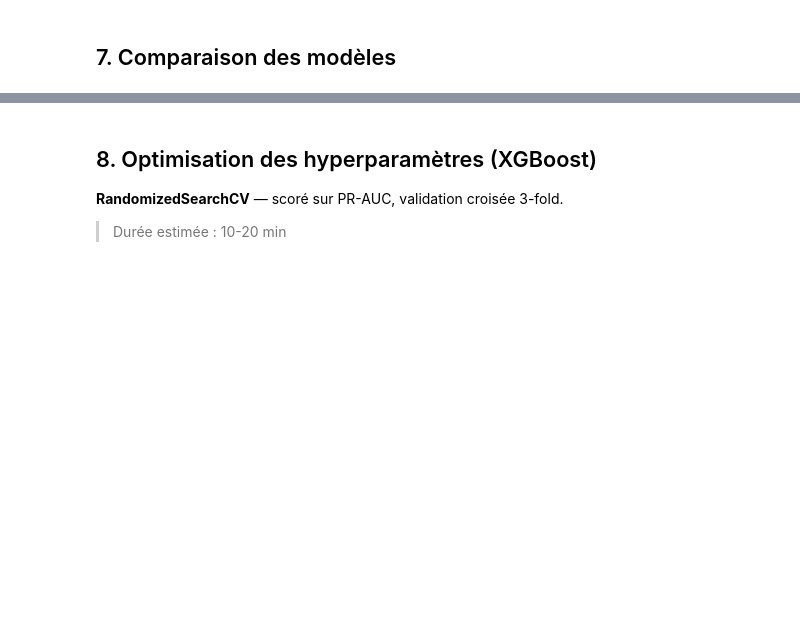
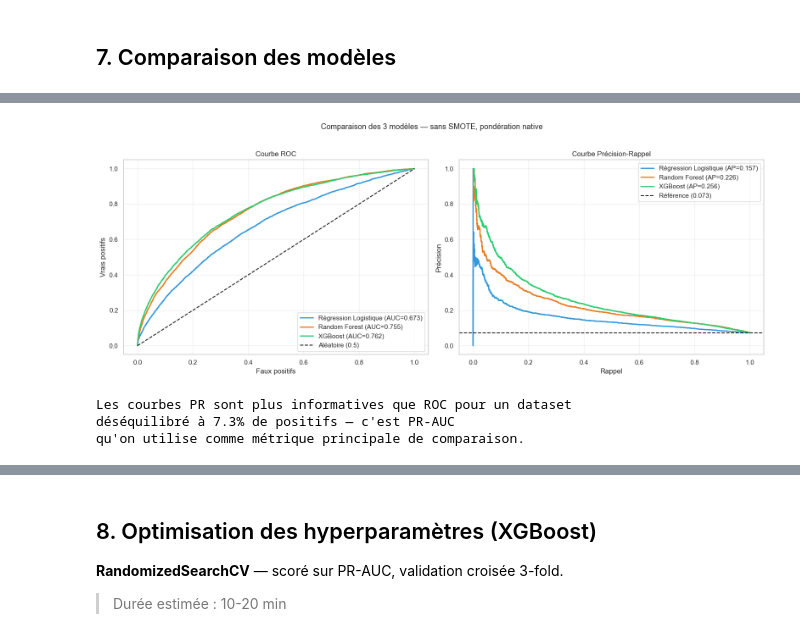
Before and after one commit to hadycoul12/memoire_M2, a Jupyter notebook: modele_v2.ipynb, the cells around one changed output, grey strips where cells are left out. Drawn from its saved outputs; the diff is of its cells as text; code cells hidden in the pictures; blank space fills up the shorter version.

```diff
--- a/modele_v2.ipynb
+++ b/modele_v2.ipynb
@@ -67,20 +73,17 @@ print('✅ Imports OK')
 # %% [markdown]
 ## 2. Chargement & filtres
 # %%
-CSV_PATH = 'data/dataset_annulation_anon.csv'
+CSV_PATH = 'data/dataset_annulation_clean.csv'
 df = pd.read_csv(CSV_PATH, encoding='utf-8-sig', low_memory=False)
 print(f'Chargé : {df.shape[0]:,} lignes × {df.shape[1]} colonnes')
 
-# ── Filtre périmètre Maeva ───────────────────────────────────────
-conditions_maeva = ['Flexi', 'Flexi+', 'NoFlex', 'NoFlex (<J30)']
-df = df[df['cond_annulation'].isin(conditions_maeva)].copy().reset_index(drop=True)
+
 
 # ── Vérification de la cible ─────────────────────────────────────
 n_total = len(df)
 n_annul = df['y_annulation'].sum()
 taux    = n_annul / n_total * 100
 
-print(f'\nAprès filtre Maeva : {n_total:,} dossiers')
 print(f'  Y=0 (maintenu) : {n_total - n_annul:,} ({100-taux:.1f}%)')
 print(f'  Y=1 (annulé)   : {n_annul:,} ({taux:.1f}%)')
 print(f'  Ratio déséquilibre : 1 annulation pour {(n_total-n_annul)/n_annul:.1f} maintiens')
@@ -324,28 +597,54 @@ print(df_res.to_string(index=False))
 # %%
-# ── Courbes ROC + Précision-Rappel ───────────────────────────────
-fig, (ax1, ax2) = plt.subplots(1, 2, figsize=(15, 5))
-colors = ['#3498db', '#e67e22', '#2ecc71']
+fig, (ax1, ax2) = plt.subplots(1, 2, figsize=(16, 6))
 
-for r, c in zip(results, colors):
-    # ROC
-    fpr, tpr, _ = roc_curve(y_test, r['proba'])
-    ax1.plot(fpr, tpr, color=c, lw=2,
-             label=f"{r['nom']} (AUC={r['auc']:.3f})")
-    # Précision-Rappel
-    prec, rec, _ = precision_recall_curve(y_test, r['proba'])
-    ax2.plot(rec, prec, color=c, lw=2,
-             label=f"{r['nom']} (AP={r['ap']:.3f})")
+# Palette de couleurs cohérente pour les 3 modèles
+couleurs = {
+    'Régression Logistique': '#3498db',
+    'Random Forest':         '#e67e22',
+    'XGBoost':               '#2ecc71',
+}
 
-ax1.plot([0,1],[0,1],'k--',lw=1,label='Aléatoire (0.5)')
-ax1.set(xlabel='Faux positifs', ylabel='Vrais positifs', title='Courbe ROC')
+# ── Courbe ROC (gauche) ──────────────────────────────────────
+for nom, res in results.items():
+    fpr, tpr, _ = roc_curve(y_test, res['proba'])
+    ax1.plot(fpr, tpr, color=couleurs[nom], lw=2,
+             label=f"{nom} (AUC={res['AUC-ROC']:.3f})")
+
+ax1.plot([0, 1], [0, 1], 'k--', lw=1.5, label='Aléatoire (0.5)')
+ax1.set_xlabel('Faux positifs')
+ax1.set_ylabel('Vrais positifs')
+ax1.set_title('Courbe ROC')
 ax1.legend(loc='lower right')
+ax1.grid(True, alpha=0.3)
 
-ax2.axhline(y_test.mean(), ls='--', c='k', lw=1,
-            label=f'Référence ({y_test.mean():.3f})')
-ax2.set(xlabel='Rappel', ylabel='Précision', title='Courbe Précision-Rappel')
+# ── Courbe Précision-Rappel (droite) ─────────────────────────
+ref_pr = y_test.mean()   # baseline = taux d'annulation réel
+
+for nom, res in results.items():
+    prec_curve, rec_curve, _ = precision_recall_curve(y_test, res['proba'])
+    ax2.plot(rec_curve, prec_curve, color=couleurs[nom], lw=2,
+             label=f"{nom} (AP={res['PR-AUC']:.3f})")
+
+ax2.axhline(ref_pr, ls='--', color='k', lw=1.5,
+            label=f'Référence ({ref_pr:.3f})')
+ax2.set_xlabel('Rappel')
+ax2.set_ylabel('Précision')
+ax2.set_title('Courbe Précision-Rappel')
 ax2.legend(loc='upper right')
+ax2.grid(True, alpha=0.3)
 
+plt.suptitle('Comparaison des 3 modèles — sans SMOTE, pondération native',
+             fontsize=13, y=1.02)
 plt.tight_layout()
-plt.savefig('figures/01_courbes_roc_pr.png', dpi=150)
+plt.savefig('figures/08_courbes_roc_pr.png', dpi=150, bbox_inches='tight')
 plt.show()
+
+print("Les courbes PR sont plus informatives que ROC pour un dataset")
+print(f"déséquilibré à {ref_pr*100:.1f}% de positifs — c'est PR-AUC")
+print("qu'on utilise comme métrique principale de comparaison.")
+# %% [output]
+[figure, added]
+Les courbes PR sont plus informatives que ROC pour un dataset
+déséquilibré à 7.3% de positifs — c'est PR-AUC
+qu'on utilise comme métrique principale de comparaison.
 # %%
```
Also changed, not shown: parts of 30 cells of this notebook, 1 other file.
